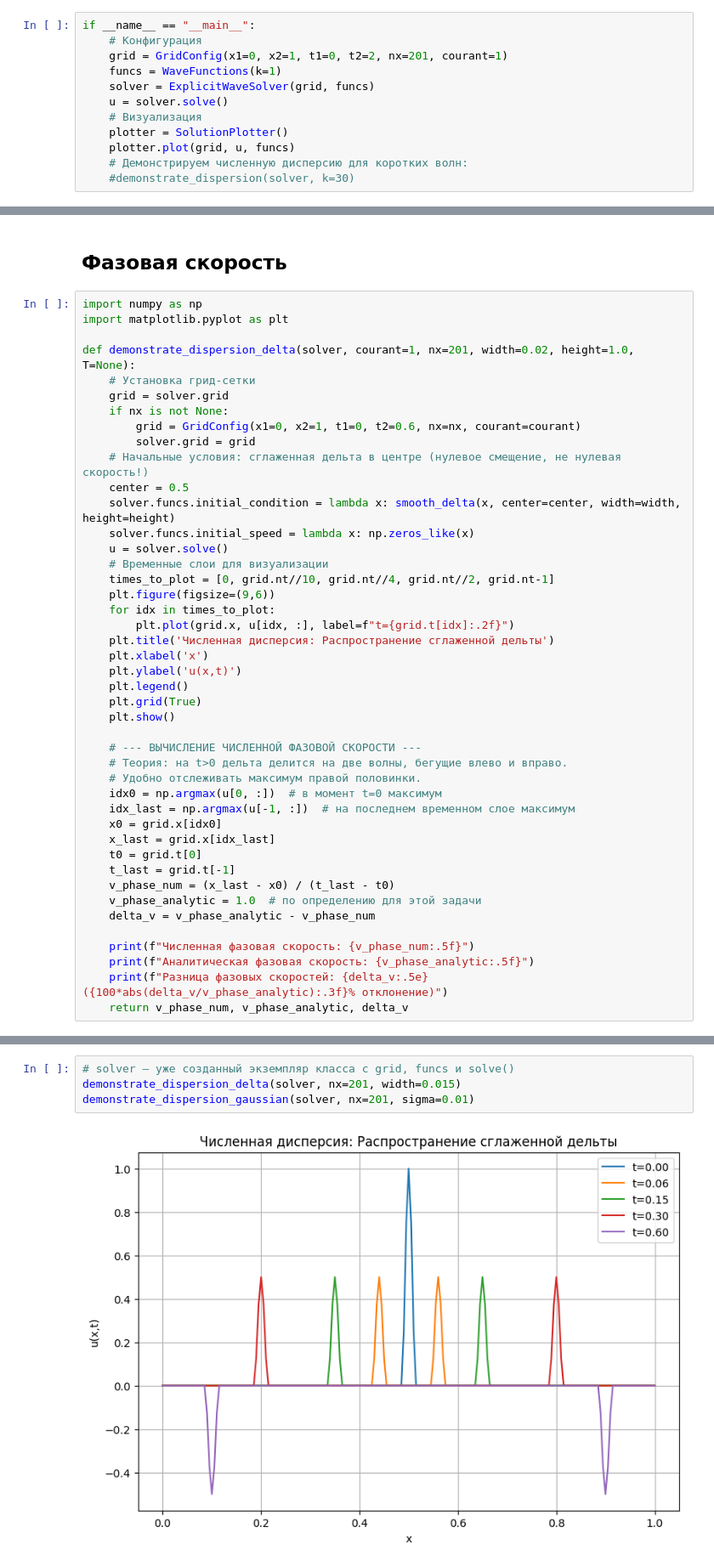
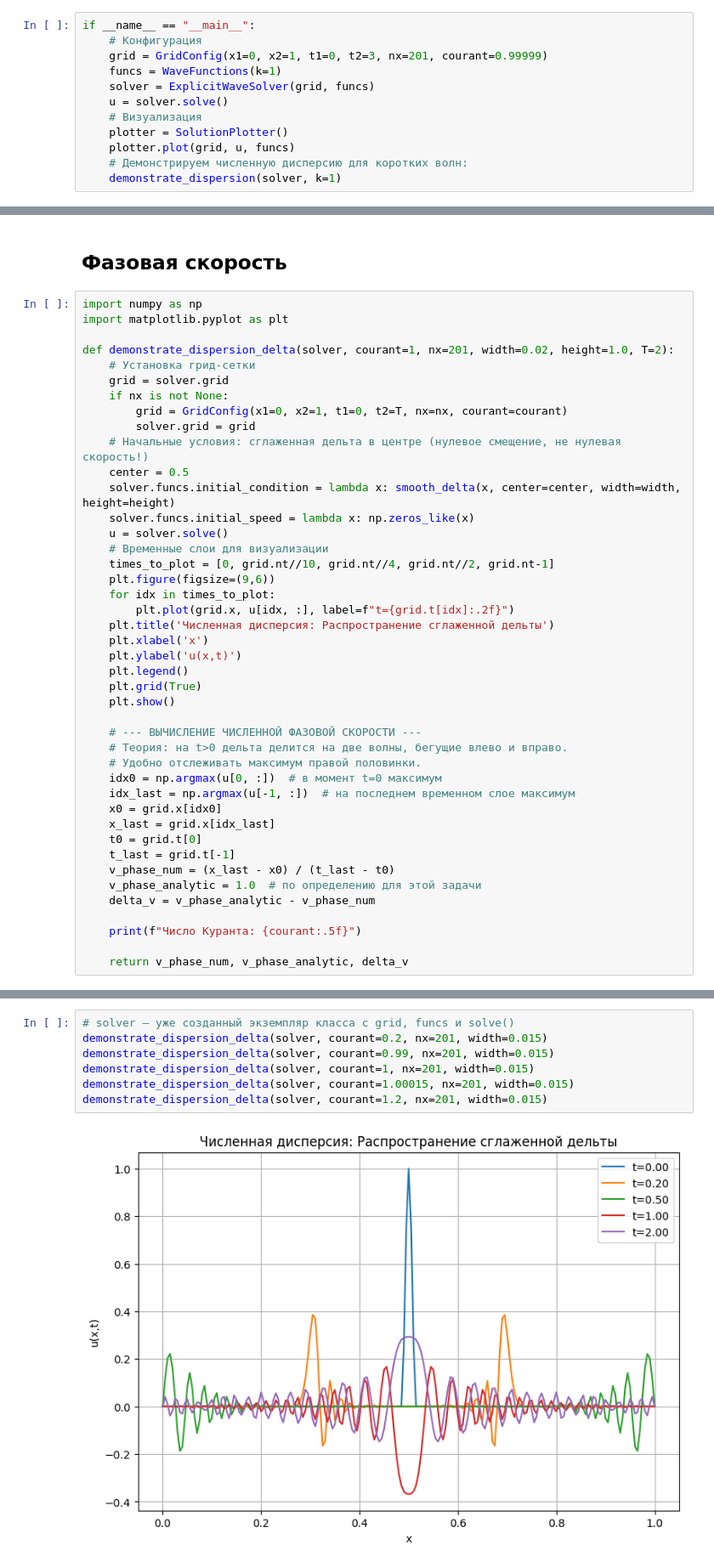
Before and after one commit to PavelSenyushkin/Computational-Electrodynamics, a Jupyter notebook: Wave_eq.ipynb, the cells around one changed output, grey strips where cells are left out. Shown at 85% size. Saved outputs shown, nothing was run; the diff lists cells and outputs as text.

Commit message:
Added 2d map, courant number stability analisys, possibly wrong error plotting

```diff
--- a/Wave_eq.ipynb
+++ b/Wave_eq.ipynb
@@ -96,7 +98,7 @@ def demonstrate_dispersion(solver: ExplicitWaveSolver, k: int = 5):
 # %%
 if __name__ == "__main__":
     # Конфигурация
-    grid = GridConfig(x1=0, x2=1, t1=0, t2=2, nx=201, courant=1)
+    grid = GridConfig(x1=0, x2=1, t1=0, t2=3, nx=201, courant=0.99999)
     funcs = WaveFunctions(k=1)
     solver = ExplicitWaveSolver(grid, funcs)
     u = solver.solve()
@@ -104,5 +106,5 @@ if __name__ == "__main__":
     plotter = SolutionPlotter()
     plotter.plot(grid, u, funcs)
     # Демонстрируем численную дисперсию для коротких волн:
-    #demonstrate_dispersion(solver, k=30)
+    demonstrate_dispersion(solver, k=1)
 # %% [output]
@@ -127,11 +131,11 @@ def initial_gaussian(x, center=0.5, sigma=0.02):
 import numpy as np
 import matplotlib.pyplot as plt
 
-def demonstrate_dispersion_delta(solver, courant=1, nx=201, width=0.02, height=1.0, T=None):
+def demonstrate_dispersion_delta(solver, courant=1, nx=201, width=0.02, height=1.0, T=2):
     # Установка грид-сетки
     grid = solver.grid
     if nx is not None:
-        grid = GridConfig(x1=0, x2=1, t1=0, t2=0.6, nx=nx, courant=courant)
+        grid = GridConfig(x1=0, x2=1, t1=0, t2=T, nx=nx, courant=courant)
         solver.grid = grid
     # Начальные условия: сглаженная дельта в центре (нулевое смещение, не нулевая скорость!)
     center = 0.5
@@ -163,9 +167,8 @@ def demonstrate_dispersion_delta(solver, courant=1, nx=201, width=0.02, height=1
     v_phase_analytic = 1.0  # по определению для этой задачи
     delta_v = v_phase_analytic - v_phase_num
 
-    print(f"Численная фазовая скорость: {v_phase_num:.5f}")
-    print(f"Аналитическая фазовая скорость: {v_phase_analytic:.5f}")
-    print(f"Разница фазовых скоростей: {delta_v:.5e} ({100*abs(delta_v/v_phase_analytic):.3f}% отклонение)")
+    print(f"Число Куранта: {courant:.5f}")
+
     return v_phase_num, v_phase_analytic, delta_v
 # %%
 def demonstrate_dispersion_gaussian(solver, courant=1, nx=201, sigma=0.02, T=None):
@@ -189,6 +194,9 @@ def demonstrate_dispersion_gaussian(solver, courant=1, nx=201, sigma=0.02, T=Non
 # %%
 # solver – уже созданный экземпляр класса с grid, funcs и solve()
-demonstrate_dispersion_delta(solver, nx=201, width=0.015)
-demonstrate_dispersion_gaussian(solver, nx=201, sigma=0.01)
+demonstrate_dispersion_delta(solver, courant=0.2, nx=201, width=0.015)
+demonstrate_dispersion_delta(solver, courant=0.99, nx=201, width=0.015)
+demonstrate_dispersion_delta(solver, courant=1, nx=201, width=0.015)
+demonstrate_dispersion_delta(solver, courant=1.00015, nx=201, width=0.015)
+demonstrate_dispersion_delta(solver, courant=1.2, nx=201, width=0.015)
 # %% [output]
-[figure, old version]
+[figure, new version]
```
Also changed, not shown: parts of 22 cells of this notebook.
